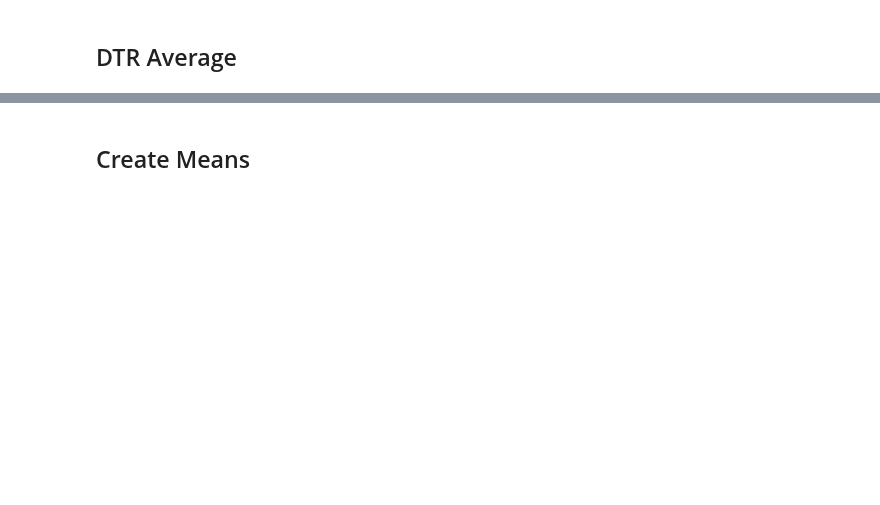
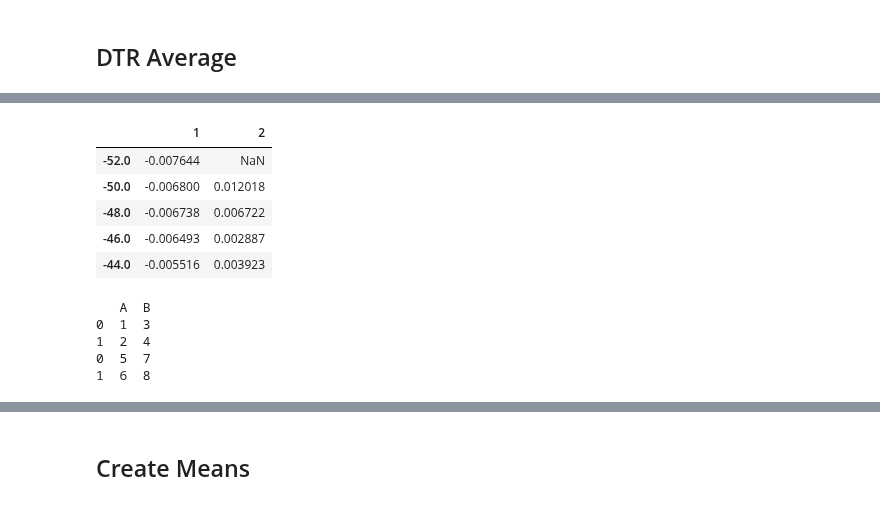
Before and after one commit to LeoausderDose/Praktikum_AWI, a Jupyter notebook: Bilder/Binned_Trends/Binned_Trends_month.ipynb, the cells around one changed output, grey strips where cells are left out. Saved outputs shown, nothing was run; the diff lists cells and outputs as text; code cells hidden in the pictures; blank space fills up the shorter version.

```diff
--- a/Bilder/Binned_Trends/Binned_Trends_month.ipynb
+++ b/Bilder/Binned_Trends/Binned_Trends_month.ipynb
@@ -593,0 +330,36 @@ for month in unique_months:
+# %%
+# Create lists to store legend handles
+legend_handles = []
+
+# Create lists to store regression coefficients and R-squared values
+regression_coeffs = []
+r_squared_values = []
+
+# startdate = pd.to_datetime('1973-01-01')
+# enddate = pd.to_datetime('2023-01-01')
+index = '0.0'
+
+DTR_trend_month_dict_binned = {}
+for month in unique_months:
+    regression_coeffs = {}
+    for tbin in list(DTR_sorted_month_timeseries_bin[month]):
+        #color = legend_colors[i - 1]
+        # Filter the data for the specified date range (1960-01-01 to 1980-12-31)
+
+        x = np.arange(len(DTR_sorted_month_timeseries_bin[month][tbin]['time']))  # Use an index as x values
+        y = DTR_sorted_month_timeseries_bin[month][tbin]
+
+        # Fit a linear regression line
+        slope, intercept = np.polyfit(x, y, 1)
+
+        # Calculate R-squared
+        residuals = y - (slope * x + intercept)
+        ss_res = np.sum(residuals**2)
+        ss_tot = np.sum((y - np.mean(y))**2)
+        r_squared = 1 - (ss_res / ss_tot)
+
+        # Append regression coefficients and R-squared values to lists
+        regression_coeffs[tbin] = slope
+        #r_squared_values.append(r_squared)
+
+    DTR_trend_month_dict_binned[month] = regression_coeffs.copy()
@@ -593,0 +459,35 @@ for month in unique_months:
+# %%
+# Creating df
+
+df1 = pd.DataFrame(DTR_trend_month_dict_binned[1].values(), index=list(DTR_trend_month_dict_binned[1]), columns=['1'])
+df2 = pd.DataFrame(DTR_trend_month_dict_binned[2].values(), index=list(DTR_trend_month_dict_binned[2]), columns=['2'])
+
+result = pd.concat([df1, df2], axis = 1)
+# Display the DataFrame
+result.head()
+# %% [output]
+|  | 1 | 2 |
+| -52.0 | -0.007644 | NaN |
+| -50.0 | -0.006800 | 0.012018 |
+| -48.0 | -0.006738 | 0.006722 |
+| -46.0 | -0.006493 | 0.002887 |
+| -44.0 | -0.005516 | 0.003923 |
+# %%
+
+# Assuming df1 and df2 are your two DataFrames
+df1 = pd.DataFrame({'A': [1, 2], 'B': [3, 4]})
+df2 = pd.DataFrame({'A': [5, 6], 'B': [7, 8]})
+
+# Concatenate along rows (axis=0)
+result = pd.concat([df1, df2], axis=0)
+
+# Concatenate along columns (axis=1)
+# result = pd.concat([df1, df2], axis=1)
+
+print(result)
+# %% [output]
+   A  B
+0  1  3
+1  2  4
+0  5  7
+1  6  8
```
Also changed, not shown: parts of 38 cells of this notebook.
